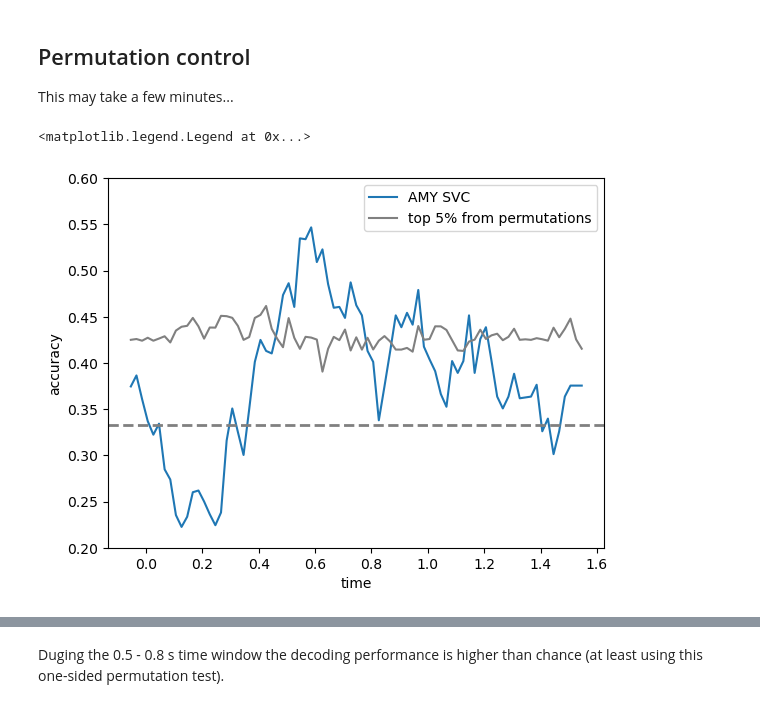
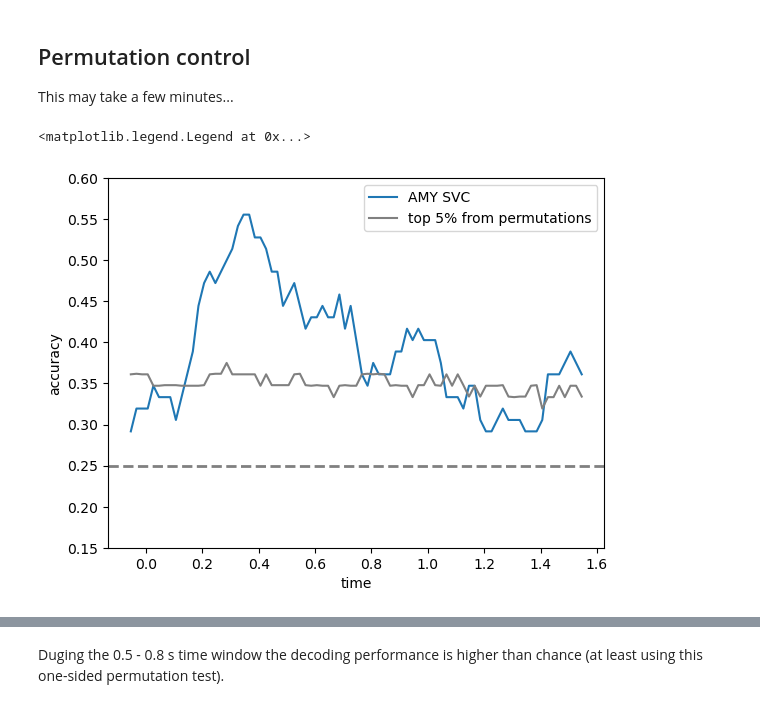
Before and after one commit to labianca/pylabianca, a Jupyter notebook: doc/decoding_example.ipynb, the cells around one changed output, grey strips where cells are left out. Drawn from its saved outputs; the diff is of its cells as text; code cells hidden in the pictures.

```diff
--- a/doc/decoding_example.ipynb
+++ b/doc/decoding_example.ipynb
@@ -110,7 +110,7 @@ Now we will visualize the decoding accuracy in time using xarray plotting. We fi
 def format_axis(ax):
     random_performance = 1 / 4
     ax.axhline(random_performance, lw=2, color='gray', ls='--')
-    ax.set_ylim(0.15, 0.55)
+    ax.set_ylim(0.15, 0.6)
 
 
 lines = score.mean(dim='fold').plot()
@@ -221,11 +221,11 @@ scores_perm = pln.decoding.permute(
 # %%
 perm_top = np.percentile(scores_perm, 95, axis=0)
 
-ax = score2.mean(dim='fold').plot(label='AMY SVC')[0].axes
+ax = scores_mxc.mean(dim='fold').plot(label='AMY SVC')[0].axes
 plt.plot(scores_perm.time, perm_top, color='gray', label='top 5% from permutations')
 
 format_axis(ax)
 plt.legend()
 # %% [output]
 <matplotlib.legend.Legend at 0x...>
-[figure, old version]
+[figure, new version]
```
Also changed, not shown: parts of 7 cells of this notebook.
